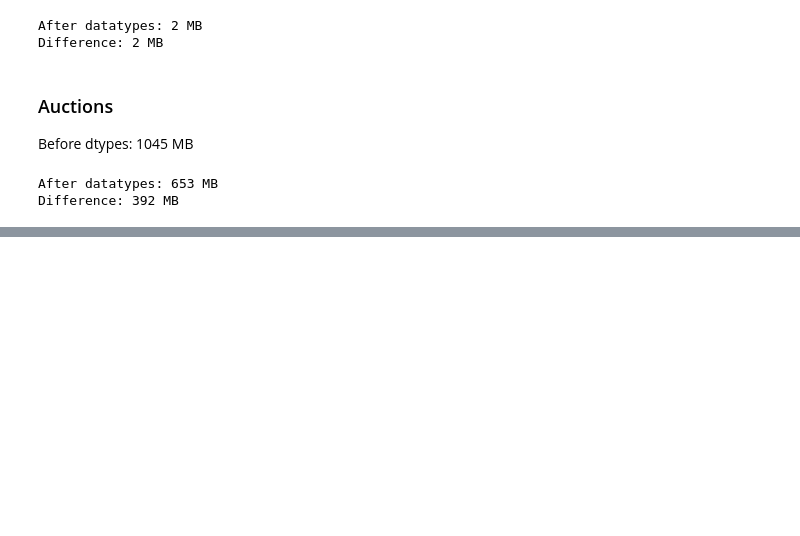
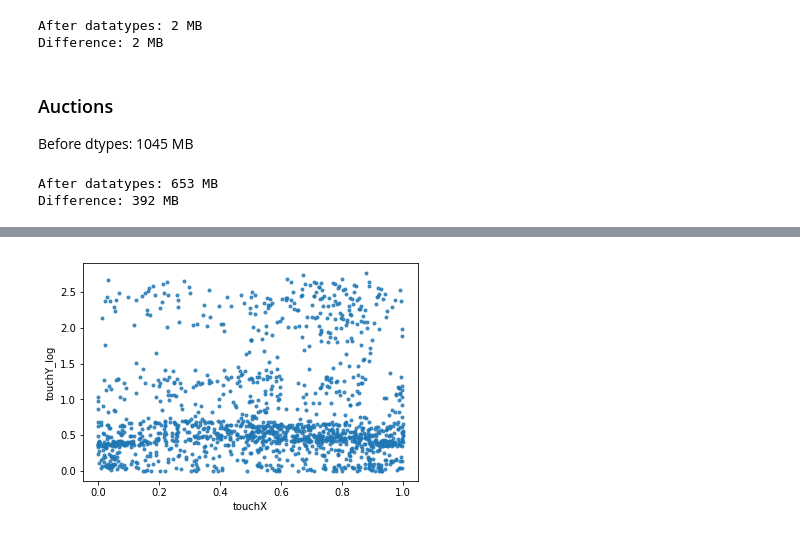
Before and after one commit to bebetosaba/7506-datos-1C2019, a Jupyter notebook: TP1/analisis.ipynb, the cells around one changed output, grey strips where cells are left out. Saved outputs shown, nothing was run; the diff lists cells and outputs as text; code cells hidden in the pictures; blank space fills up the shorter version.

Commit message:
some graphics

```diff
--- a/TP1/analisis.ipynb
+++ b/TP1/analisis.ipynb
@@ -109,0 +137,12 @@ Difference: 392 MB
+# %%
+import matplotlib.pyplot as plt
+from mpl_toolkits.basemap import Basemap
+
+
+clicksDF['touchY_log'] = np.log(clicksDF['touchY'].dropna()+1)
+clicksDF['timeToClick_log'] = np.log(clicksDF['timeToClick'].dropna()+1)
+# %%
+major0 = clicksDF[["touchX","touchY_log",'specs_brand','os_major','brand']].dropna()['os_major'].value_counts().index[0]
+brand0 = clicksDF[["touchX","touchY_log",'specs_brand','os_major','brand']].dropna()['brand'].value_counts().index[0]
+specs_brand0 = clicksDF[["touchX","touchY_log",'specs_brand','os_major','brand']].dropna()['specs_brand'].value_counts().index[0]
+specs_brand0
@@ -109,0 +168,5 @@ Difference: 392 MB
+# %%
+sns.regplot(x=clicksDF.loc[(clicksDF['specs_brand']==specs_brand0) & (clicksDF['brand']==brand0), ["touchX","touchY_log"]].dropna()["touchX"], \
+            y=clicksDF.loc[(clicksDF['specs_brand']==specs_brand0) & (clicksDF['brand']==brand0), ["touchX","touchY_log"]].dropna()["touchY_log"], marker='.',fit_reg=False);
+# %% [output]
+[figure, added]
```
Also changed, not shown: parts of 13 cells of this notebook.
